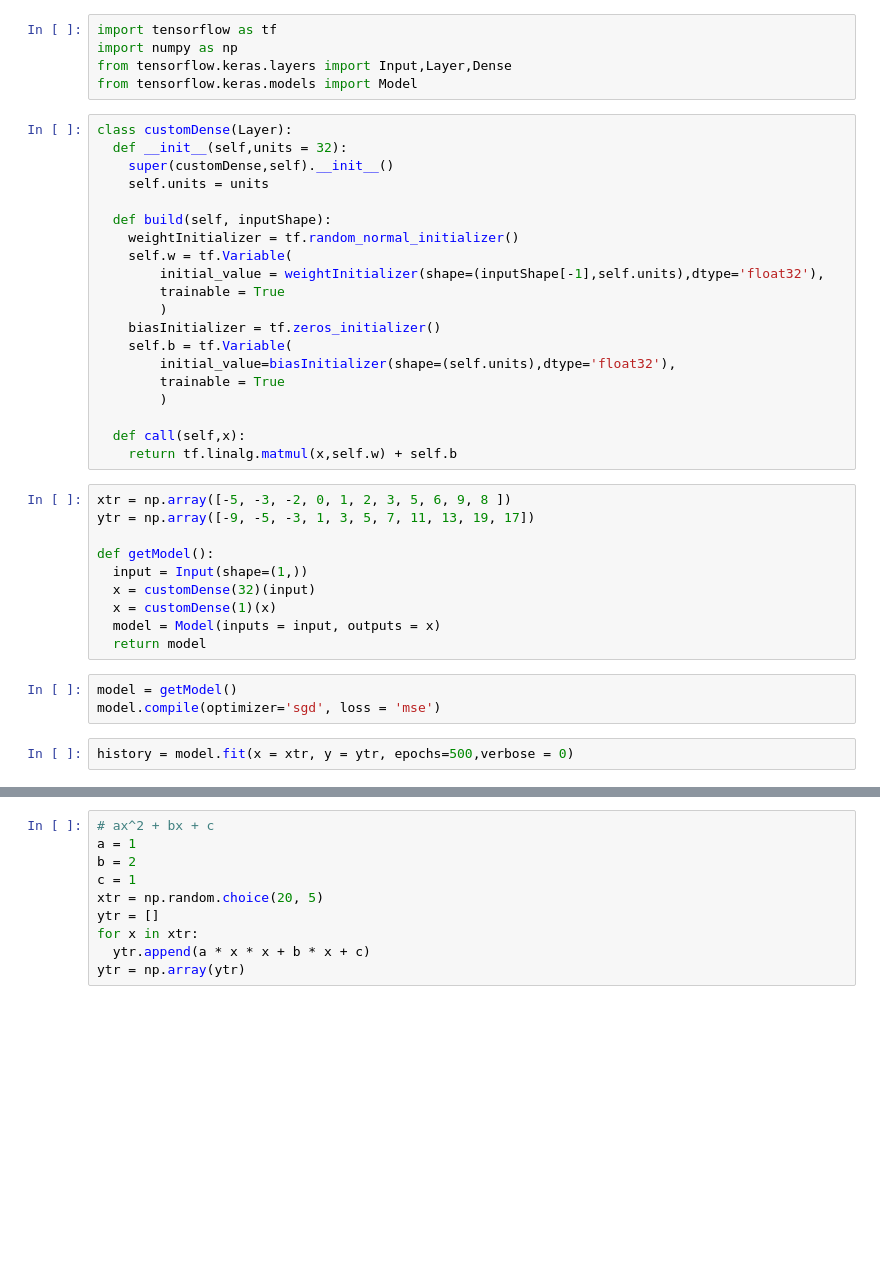
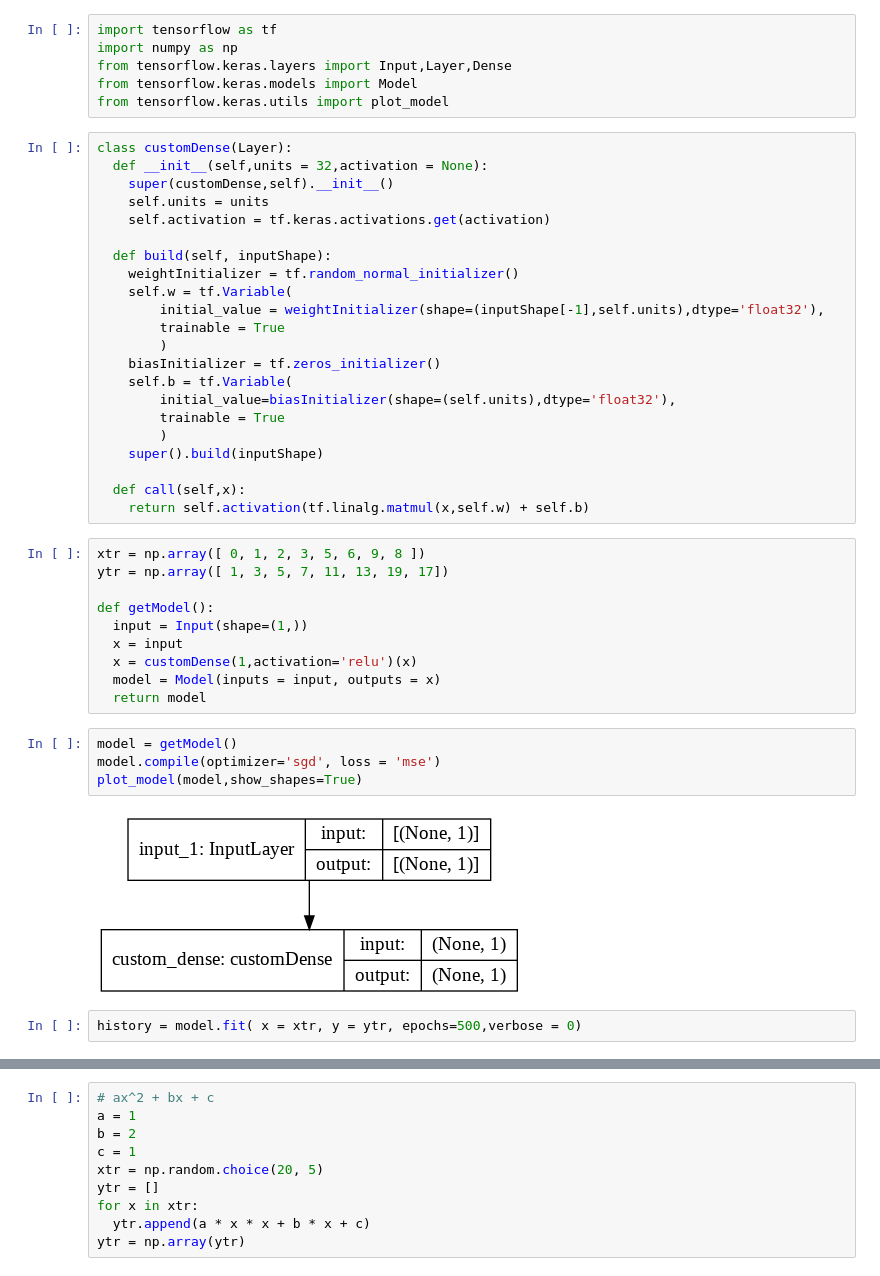
Before and after one commit to abdur-rafi/Advanced-Tensorflow, a Jupyter notebook: Course 1/Week 3/customLayers.ipynb, the cells around one changed output, grey strips where cells are left out. Cells and saved outputs as stored; diff of their text form; blank space fills up the shorter version.

```diff
--- a/Course 1/Week 3/customLayers.ipynb
+++ b/Course 1/Week 3/customLayers.ipynb
@@ -3,11 +3,13 @@ import tensorflow as tf
 import numpy as np
 from tensorflow.keras.layers import Input,Layer,Dense
 from tensorflow.keras.models import Model
+from tensorflow.keras.utils import plot_model
 # %%
 class customDense(Layer):
-  def __init__(self,units = 32):
+  def __init__(self,units = 32,activation = None):
     super(customDense,self).__init__()
     self.units = units
+    self.activation = tf.keras.activations.get(activation)
 
   def build(self, inputShape):
     weightInitializer = tf.random_normal_initializer()
@@ -20,24 +22,28 @@ class customDense(Layer):
         initial_value=biasInitializer(shape=(self.units),dtype='float32'),
         trainable = True
         )
+    super().build(inputShape)
 
   def call(self,x):
-    return tf.linalg.matmul(x,self.w) + self.b
+    return self.activation(tf.linalg.matmul(x,self.w) + self.b)
 # %%
-xtr = np.array([-5, -3, -2, 0, 1, 2, 3, 5, 6, 9, 8 ])
-ytr = np.array([-9, -5, -3, 1, 3, 5, 7, 11, 13, 19, 17])
+xtr = np.array([ 0, 1, 2, 3, 5, 6, 9, 8 ])
+ytr = np.array([ 1, 3, 5, 7, 11, 13, 19, 17])
 
 def getModel():
   input = Input(shape=(1,))
-  x = customDense(32)(input)
-  x = customDense(1)(x)
+  x = input
+  x = customDense(1,activation='relu')(x)
   model = Model(inputs = input, outputs = x)
   return model
 # %%
 model = getModel()
 model.compile(optimizer='sgd', loss = 'mse')
+plot_model(model,show_shapes=True)
+# %% [output]
+[figure, added]
 # %%
-history = model.fit(x = xtr, y = ytr, epochs=500,verbose = 0)
+history = model.fit( x = xtr, y = ytr, epochs=500,verbose = 0)
 # %%
 # expected value : 21
 model.predict([10])
```
Also changed, not shown: parts of 7 cells of this notebook.
